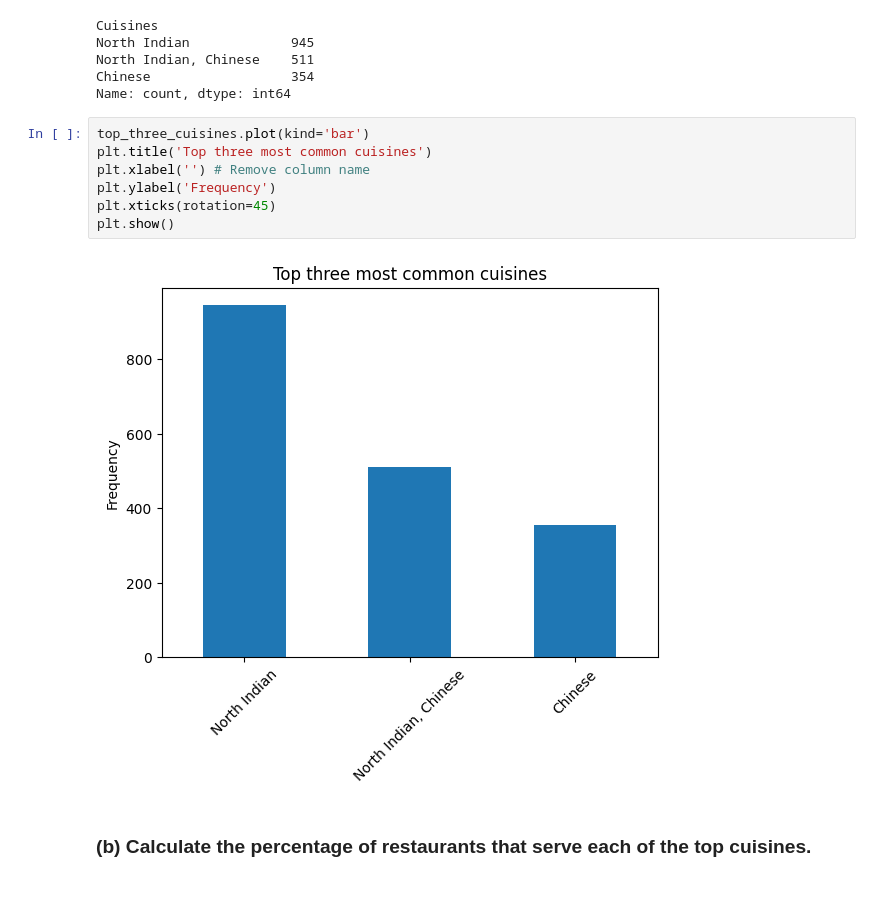
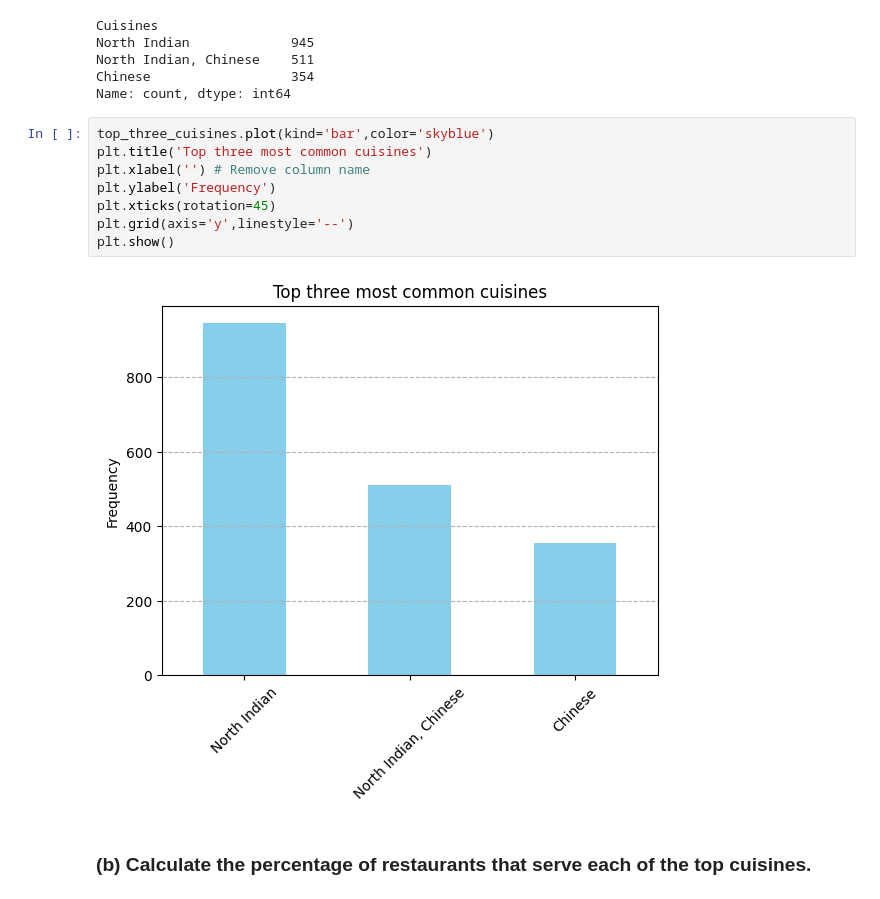
Before and after one commit to AnkitVishwakarma4591/Cognifyz_Intership_Project, a Jupyter notebook: Cognifyz Intership Project.ipynb, the cells around one changed output. Saved outputs shown, nothing was run; the diff lists cells and outputs as text.

```diff
--- a/Cognifyz Intership Project.ipynb
+++ b/Cognifyz Intership Project.ipynb
@@ -113,14 +113,15 @@ North Indian, Chinese    511
 Chinese                  354
 Name: count, dtype: int64
 # %%
-top_three_cuisines.plot(kind='bar')
+top_three_cuisines.plot(kind='bar',color='skyblue')
 plt.title('Top three most common cuisines')
 plt.xlabel('') # Remove column name
 plt.ylabel('Frequency')
 plt.xticks(rotation=45)
+plt.grid(axis='y',linestyle='--')
 plt.show()
 # %% [output]
-[figure, old version]
+[figure, new version]
 # %% [markdown]
 ### (b) Calculate the percentage of restaurants that serve each of the top cuisines.
 # %%
```
Also changed, not shown: parts of 13 cells of this notebook.
